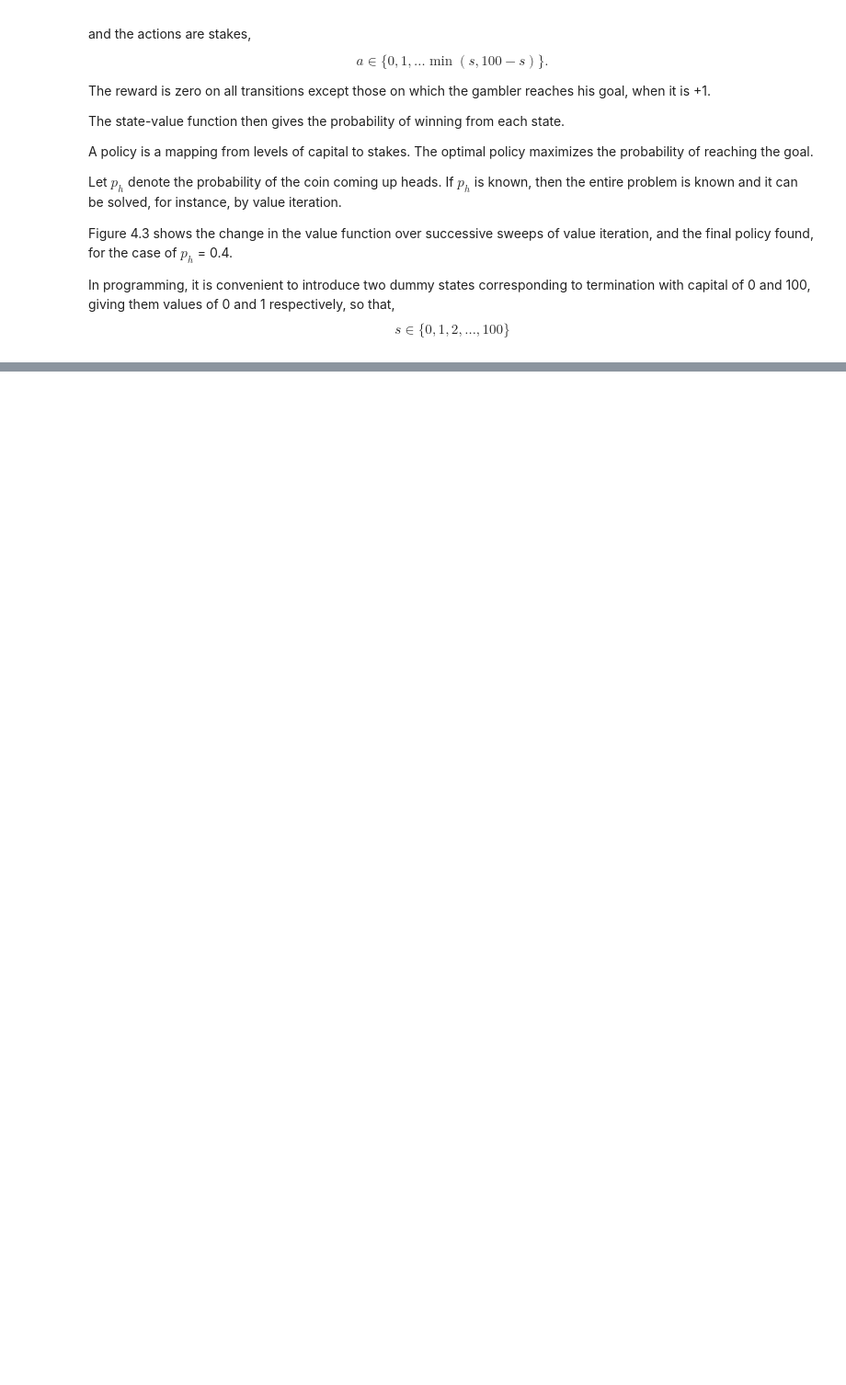
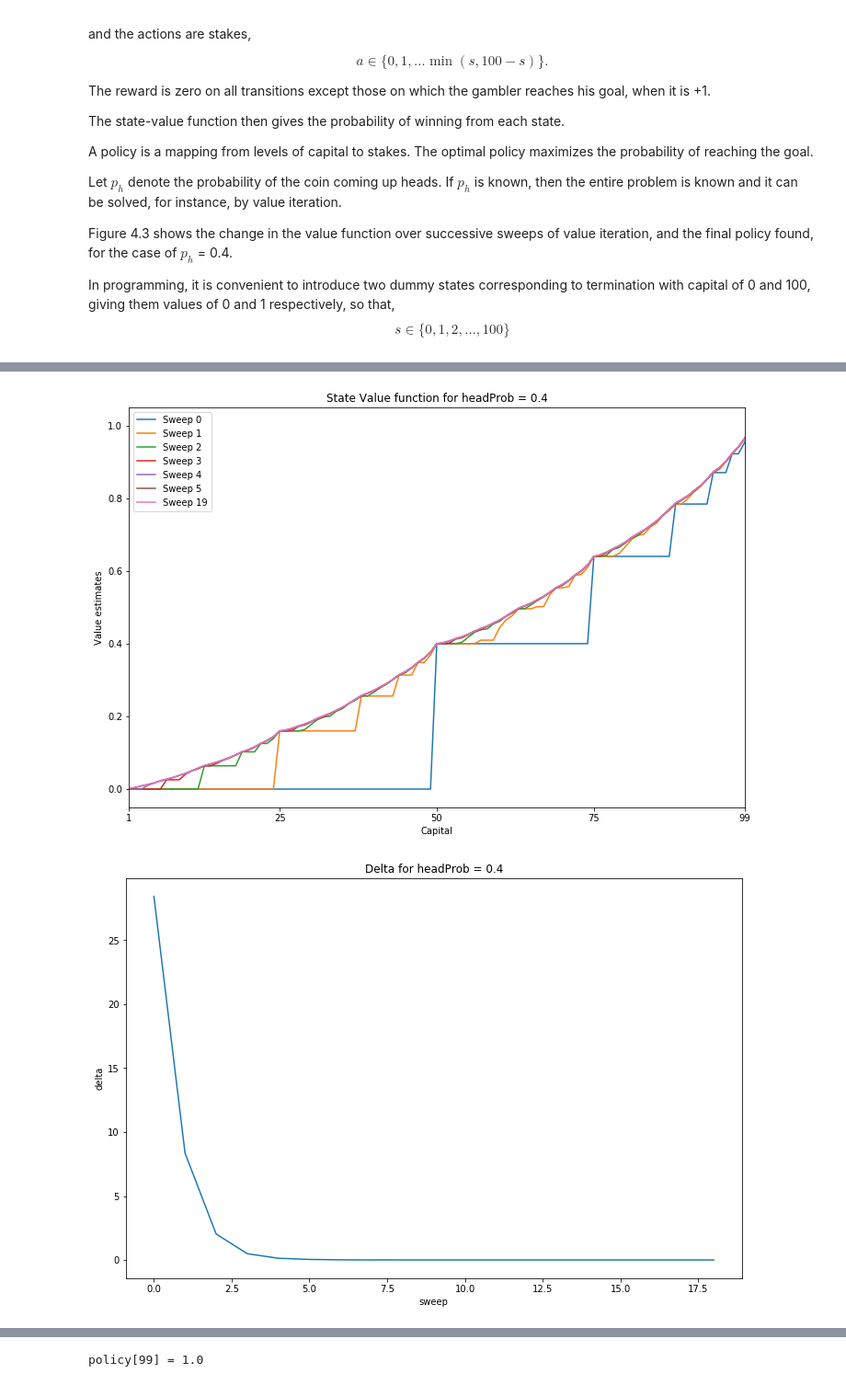
Before and after one commit to yellowlab9/reinforcement-learning-an-introduction, a Jupyter notebook: chapter04/GamblersProblem.ipynb, the cells around one changed output, grey strips where cells are left out. Shown at 92% size. Drawn from its saved outputs; the diff is of its cells as text; code cells hidden in the pictures; blank space fills up the shorter version.

Commit message:
Added plots

```diff
--- a/chapter04/GamblersProblem.ipynb
+++ b/chapter04/GamblersProblem.ipynb
@@ -166,0 +210,6 @@ plt.show()
+# %%
+# Figure 4.3
+gamblerProblem(headProb=0.4,verbose=False)
+# %% [output]
+[figure, added]
+[figure, added]
@@ -166,0 +217 @@ plt.show()
+policy[99] = 1.0
```
Also changed, not shown: parts of 11 cells of this notebook.
